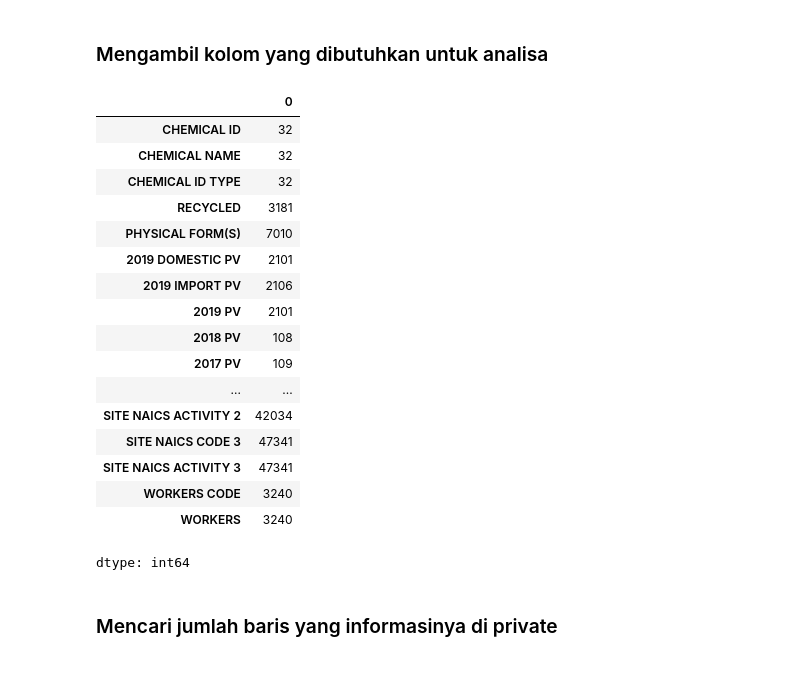
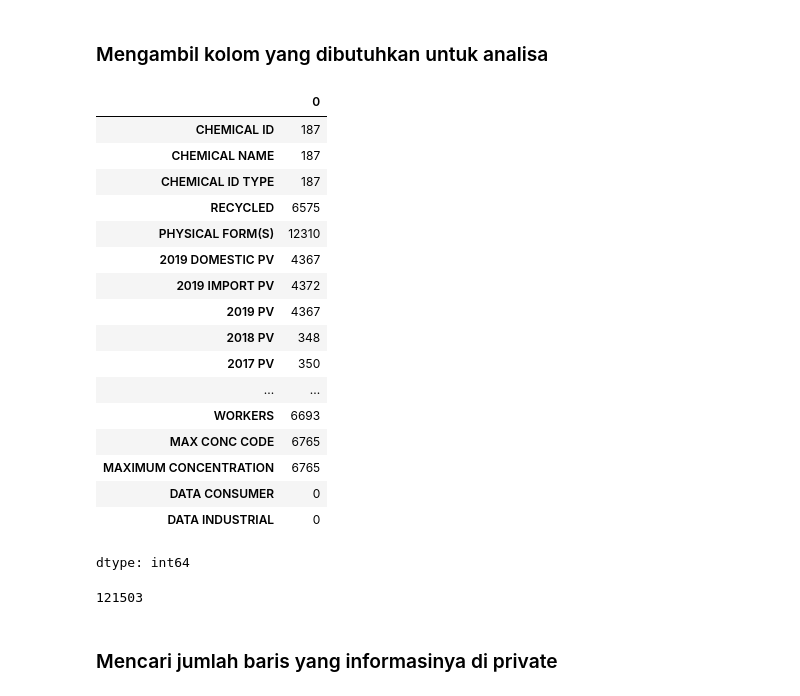
Before and after one commit to randy-ar/gcolab, a Jupyter notebook: Preprocessing_data_EPA_Chemical_Data_Reporting.ipynb, the cells around one changed output. Cells and saved outputs as stored; diff of their text form; code cells hidden in the pictures.

```diff
--- a/Preprocessing_data_EPA_Chemical_Data_Reporting.ipynb
+++ b/Preprocessing_data_EPA_Chemical_Data_Reporting.ipynb
@@ -49 +42,8 @@ df_nationally = pd.read_csv('table_nationally_aggregated_production_volumes.csv'
+# %%
+df_consumer['DATA CONSUMER'] = 1
+df_consumer['DATA INDUSTRIAL'] = 0
+df_industrial['DATA CONSUMER'] = 0
+df_industrial['DATA INDUSTRIAL'] = 1
+# %%
+df = pd.concat([df_consumer, df_industrial], ignore_index=True)
 # %%
@@ -95,30 +95,39 @@ selected_column = [
     'SITE NAICS CODE 3',
     'SITE NAICS ACTIVITY 3',
     'WORKERS CODE',
-    'WORKERS'
+    'WORKERS',
+    'MAX CONC CODE',
+    'MAXIMUM CONCENTRATION',
+    'DATA CONSUMER',
+    'DATA INDUSTRIAL'
 ]
 # %%
-df_consumer = df_consumer[selected_column]
-df_consumer.isnull().sum()
+df = df[selected_column]
+df.isnull().sum()
 # %% [output]
 |  | 0 |
-| CHEMICAL ID | 32 |
-| CHEMICAL NAME | 32 |
-| CHEMICAL ID TYPE | 32 |
-| RECYCLED | 3181 |
-| PHYSICAL FORM(S) | 7010 |
-| 2019 DOMESTIC PV | 2101 |
-| 2019 IMPORT PV | 2106 |
-| 2019 PV | 2101 |
-| 2018 PV | 108 |
-| 2017 PV | 109 |
+| CHEMICAL ID | 187 |
+| CHEMICAL NAME | 187 |
+| CHEMICAL ID TYPE | 187 |
+| RECYCLED | 6575 |
+| PHYSICAL FORM(S) | 12310 |
+| 2019 DOMESTIC PV | 4367 |
+| 2019 IMPORT PV | 4372 |
+| 2019 PV | 4367 |
+| 2018 PV | 348 |
+| 2017 PV | 350 |
 | ... | ... |
-| SITE NAICS ACTIVITY 2 | 42034 |
-| SITE NAICS CODE 3 | 47341 |
-| SITE NAICS ACTIVITY 3 | 47341 |
-| WORKERS CODE | 3240 |
-| WORKERS | 3240 |
+| WORKERS | 6693 |
+| MAX CONC CODE | 6765 |
+| MAXIMUM CONCENTRATION | 6765 |
+| DATA CONSUMER | 0 |
+| DATA INDUSTRIAL | 0 |
 dtype: int64
+# %%
+TOTAL_ROWS = df.shape[0]
+print(TOTAL_ROWS)
+# %% [output]
+121503
 # %% [markdown]
 ### Mencari jumlah baris yang informasinya di private
 # %%
```
Also changed, not shown: parts of 74 cells of this notebook.
